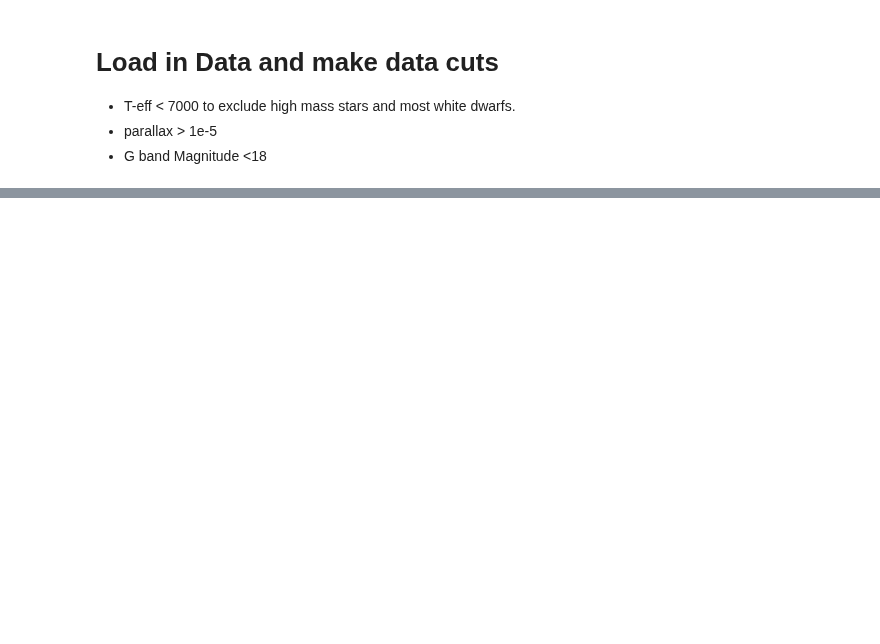
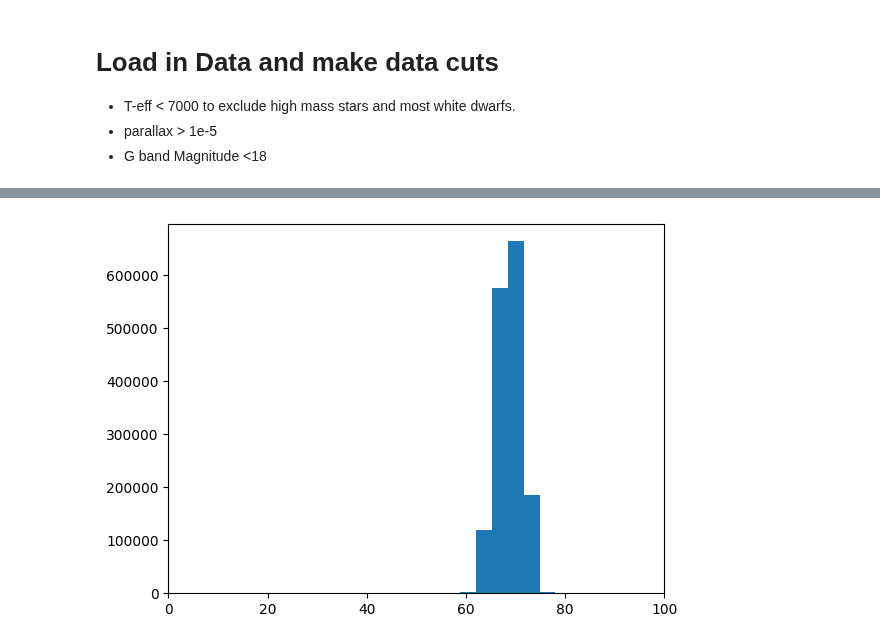
Before and after one commit to PK0207/geology_final_project, a Jupyter notebook: Yu_data.ipynb, the cells around one changed output, grey strips where cells are left out. Saved outputs shown, nothing was run; the diff lists cells and outputs as text; code cells hidden in the pictures; blank space fills up the shorter version.

```diff
--- a/Yu_data.ipynb
+++ b/Yu_data.ipynb
@@ -99,9 +93,10 @@ NameError: name 'chunk' is not defined
 filtered_chunks=[]
 for chunk in chunks:
     chunk = chunk[pd.to_numeric(chunk['Teff'], errors='coerce') < 9000]
-    chunk = chunk.drop('BinarySource', axis=1)
-    chunk["npoint"] = pd.to_numeric(chunk["npoint"], errors="coerce")
-    chunk = chunk.dropna(subset=["npoint"])
+    chunk = chunk[chunk['Uniq'] == 'Y']
+    chunk = chunk.drop(['starID', 'Gaia', 'BinarySource', 'Uniq', 'ruwe', 'source'], axis=1)
+    chunk = chunk.apply(pd.to_numeric, errors='coerce')
+    chunk = chunk.dropna()
     filtered_chunks.append(chunk)
 
 df = pd.concat(filtered_chunks)
@@ -118,4 +102,0 @@ df.head()
-# %%
-df['Teff'] = pd.to_numeric(df['Teff'])
-df['FeH'] = pd.to_numeric(df['FeH'])
-df['logg'] = pd.to_numeric(df['logg'])
@@ -158,2 +113,16 @@ plt.show()
 # %%
 df.to_csv('GALAH_APOGEE_RAVE.csv', index=False)
+# %%
+from astropy.constants import iau2015
+
+def get_Mbol(logLbol):
+    Mbol = 71.19-(2.5*logLbol) #IAU 2015 definition
+    return Mbol
+
+Mbol_Yu = get_Mbol(df['logL'])
+# %%
+plt.hist(Mbol_Yu,bins=150)
+plt.xlim(0,100)
+plt.show()
+# %% [output]
+[figure, added]
```
Also changed, not shown: parts of 12 cells of this notebook.
